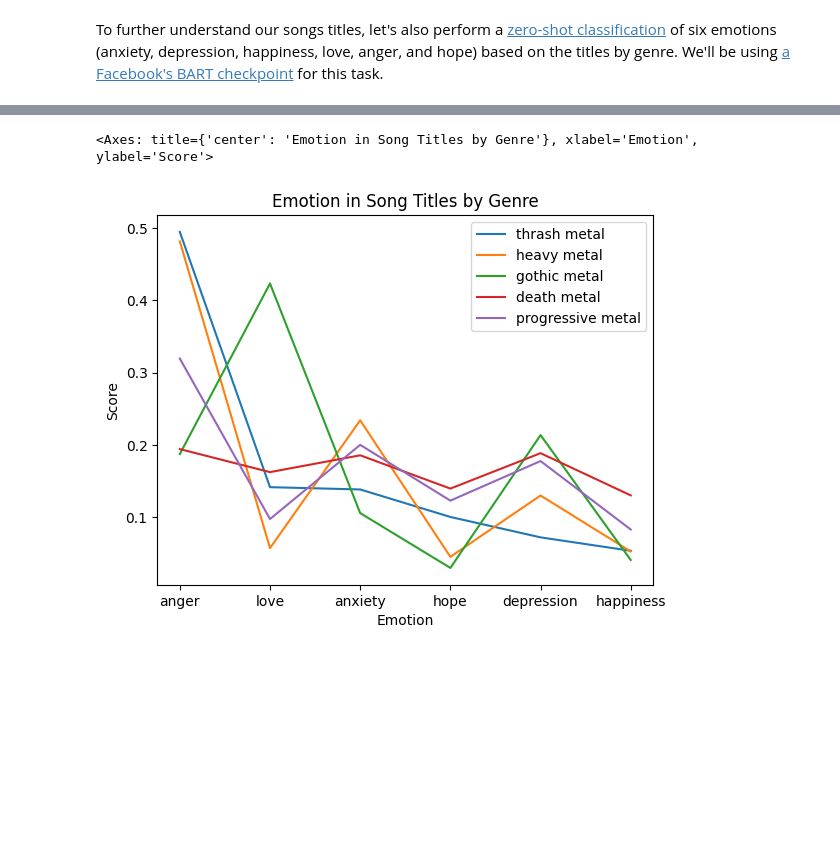
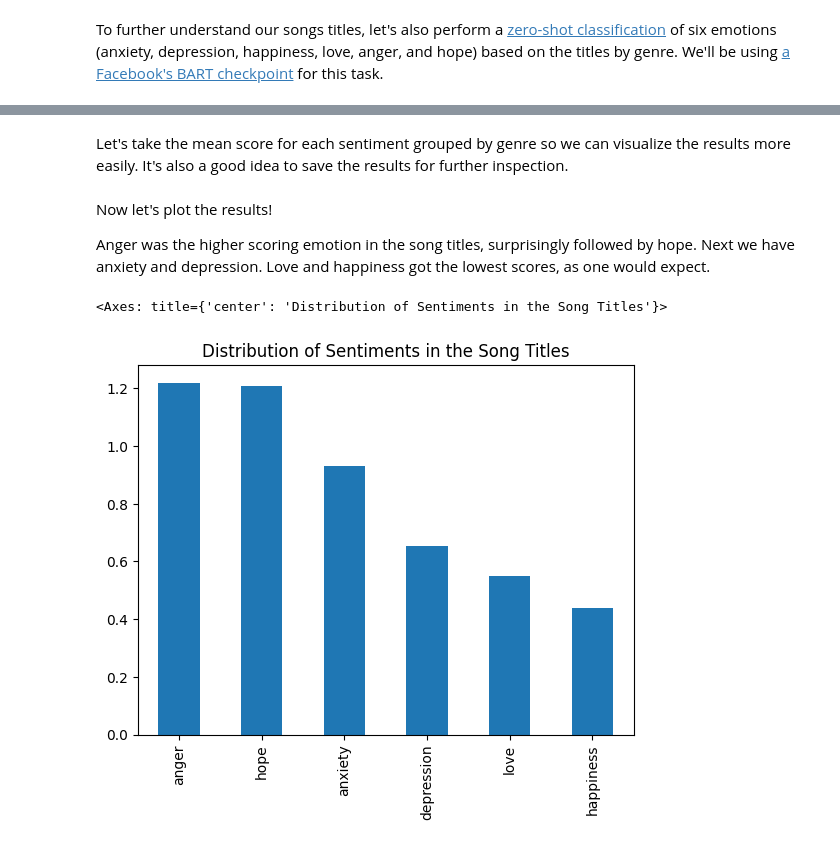
Before and after one commit to marinadelatorre/MetalExplorer, a Jupyter notebook: analyze_songs.ipynb, the cells around one changed output, grey strips where cells are left out. Drawn from its saved outputs; the diff is of its cells as text; code cells hidden in the pictures; blank space fills up the shorter version.

```diff
--- a/analyze_songs.ipynb
+++ b/analyze_songs.ipynb
@@ -67,10 +63,3 @@ Although the words are different, we can notice some common themes like war, dea
 ## What are the emotions associated with the songs' titles?
 # %% [markdown]
 To further understand our songs titles, let's also perform a [zero-shot classification](https://huggingface.co/tasks/zero-shot-classification) of six emotions (anxiety, depression, happiness, love, anger, and hope) based on the titles by genre. We'll be using [a Facebook's BART checkpoint](https://huggingface.co/facebook/bart-large-mnli) for this task.
-# %%
-labels = ["anxiety", "depression", "happiness", "love", "anger", "hope"]
-results = {}
-
-for genre in genres:
-    result = get_sentiment(words[genre], labels)
-    results[genre] = dict(zip(result['labels'], result['scores']))
@@ -83,6 +66,28 @@ It is important to remember, however, that this classification is based in a mod
-# %%
-genre_sentiment = pd.DataFrame(results)
-genre_sentiment.plot(title='Emotion in Song Titles by Genre', ylabel='Score', xlabel='Emotion')
-# %% [output]
-<Axes: title={'center': 'Emotion in Song Titles by Genre'}, xlabel='Emotion', ylabel='Score'>
-[figure, removed]
+# %%
+song_sentiment = []
+labels = ["anxiety", "depression", "happiness", "love", "anger", "hope"]
+
+for genre in genres:
+    genre_data = songs_df['Song'][songs_df['Genre'] == genre]
+    sentiments = [get_sentiment(song, labels) for song in genre_data if type(song) == str and len(song) > 0]
+    sentiments = [
+        {'Song': item['sequence'], **dict(zip(item['labels'], item['scores'])), 'Genre': genre}
+        for item in sentiments
+    ]
+    song_sentiment.extend(sentiments)
+# %% [markdown]
+Let's take the mean score for each sentiment grouped by genre so we can visualize the results more easily. It's also a good idea to save the results for further inspection.
+# %%
+song_sentiment = pd.DataFrame(song_sentiment)
+song_sentiment_df = song_sentiment.groupby('Genre')[labels].mean()
+
+song_sentiment.to_csv('data/song_sentiment.csv', index=False)
+# %% [markdown]
+Now let's plot the results!
+
+Anger was the higher scoring emotion in the song titles, surprisingly followed by hope. Next we have anxiety and depression. Love and happiness got the lowest scores, as one would expect.
+# %%
+song_sentiment_df.sum().sort_values(ascending=False).plot(kind='bar', title='Distribution of Sentiments in the Song Titles')
+# %% [output]
+<Axes: title={'center': 'Distribution of Sentiments in the Song Titles'}>
+[figure, added]
```
Also changed, not shown: parts of 13 cells of this notebook.
